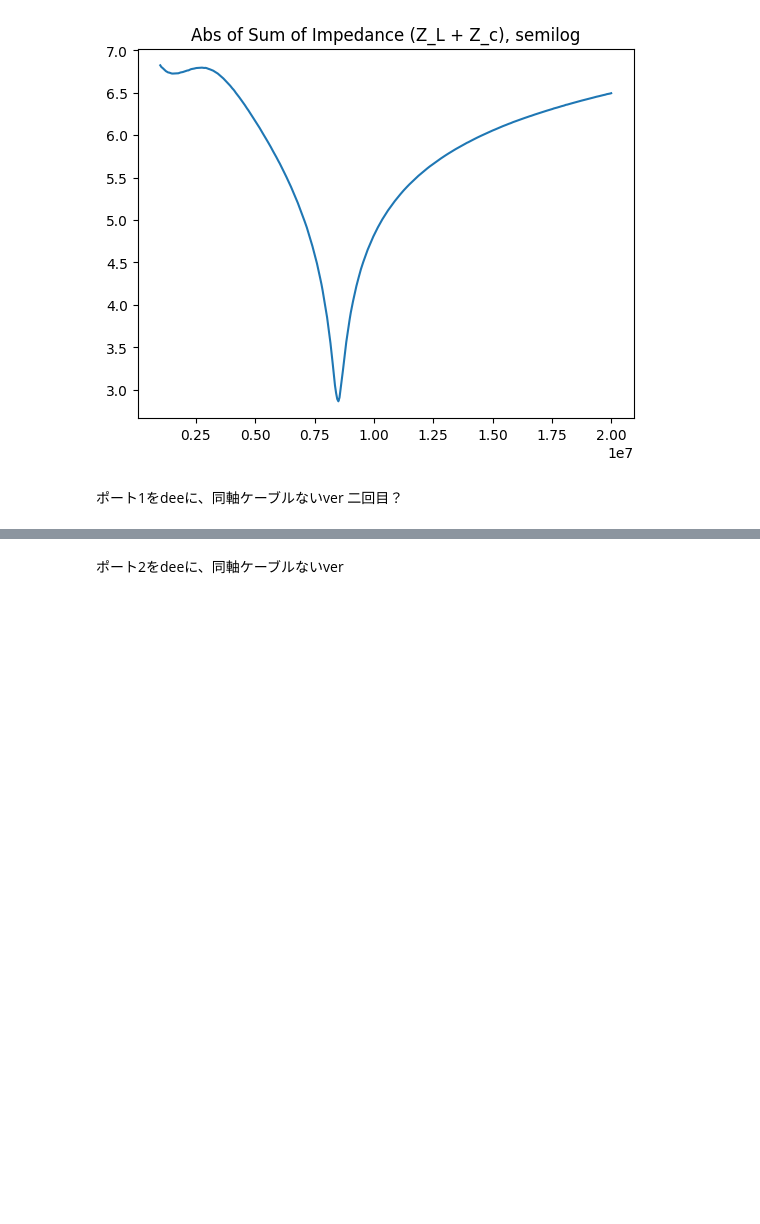
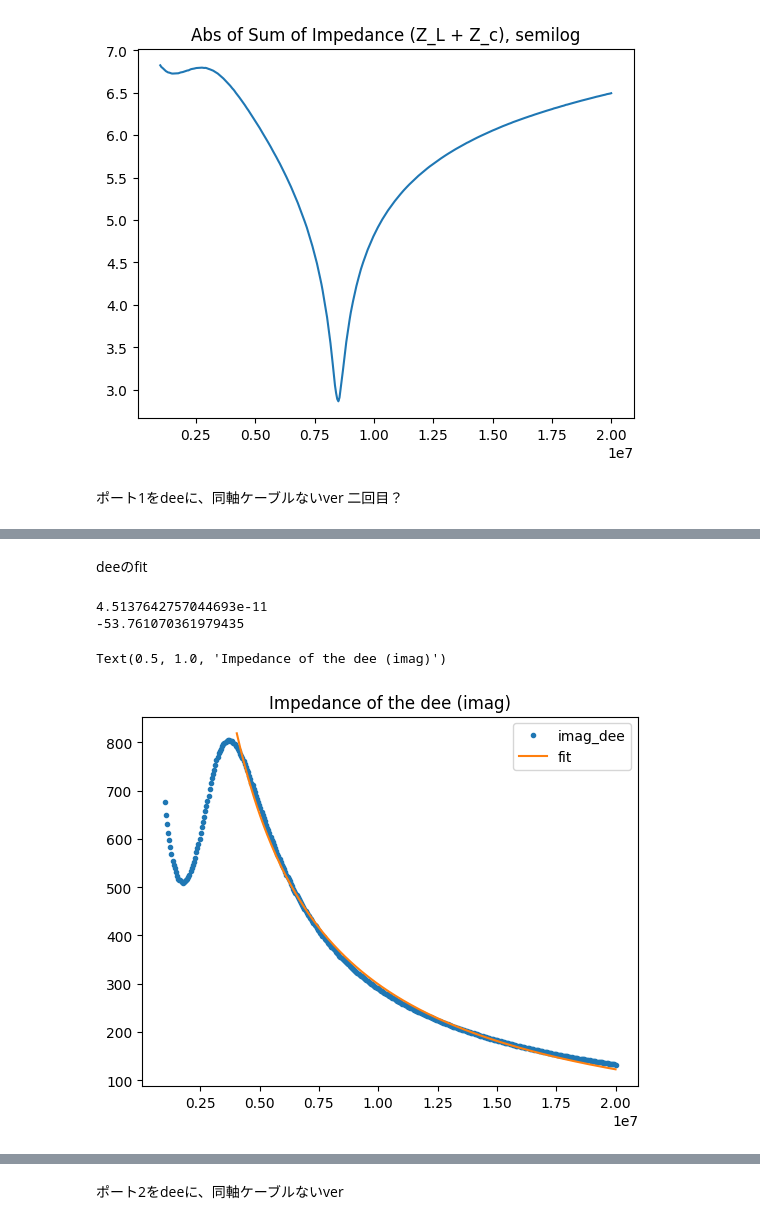
Before and after one commit to tyaxm/cyclotron, a Jupyter notebook: src/RLC_with_stray.ipynb, the cells around one changed output, grey strips where cells are left out. Cells and saved outputs as stored; diff of their text form; code cells hidden in the pictures; blank space fills up the shorter version.

```diff
--- a/src/RLC_with_stray.ipynb
+++ b/src/RLC_with_stray.ipynb
@@ -214,2 +221,24 @@ plt.title('Impedance of the coil')
 Text(0.5, 1.0, 'Impedance of the coil')
 [figure]
+# %% [markdown]
+deeのfit
+# %%
+freq_min, freq_max = 0.4 * 10 ** 7, 2.00 * 10 ** 7
+mask = (freq >= freq_min) & (freq <= freq_max)
+freq_fit = freq[mask]
+z_fit = -Z_C.imag[mask]
+
+
+popt,pcov = curve_fit(zmodel.inverse_prop,freq_fit,z_fit)
+print(1 / (2 * np.pi *popt[0]))
+print(popt[1])
+
+plt.plot(freq,-Z_C.imag,'.',label='imag_dee')
+plt.plot(freq_fit,zmodel.inverse_prop(freq_fit,*popt), label = 'fit')
+plt.legend()
+plt.title('Impedance of the dee (imag)')
+# %% [output]
+4.5137642757044693e-11
+-53.761070361979435
+Text(0.5, 1.0, 'Impedance of the dee (imag)')
+[figure, added]
```
Also changed, not shown: parts of 5 cells of this notebook, 1 other file.
